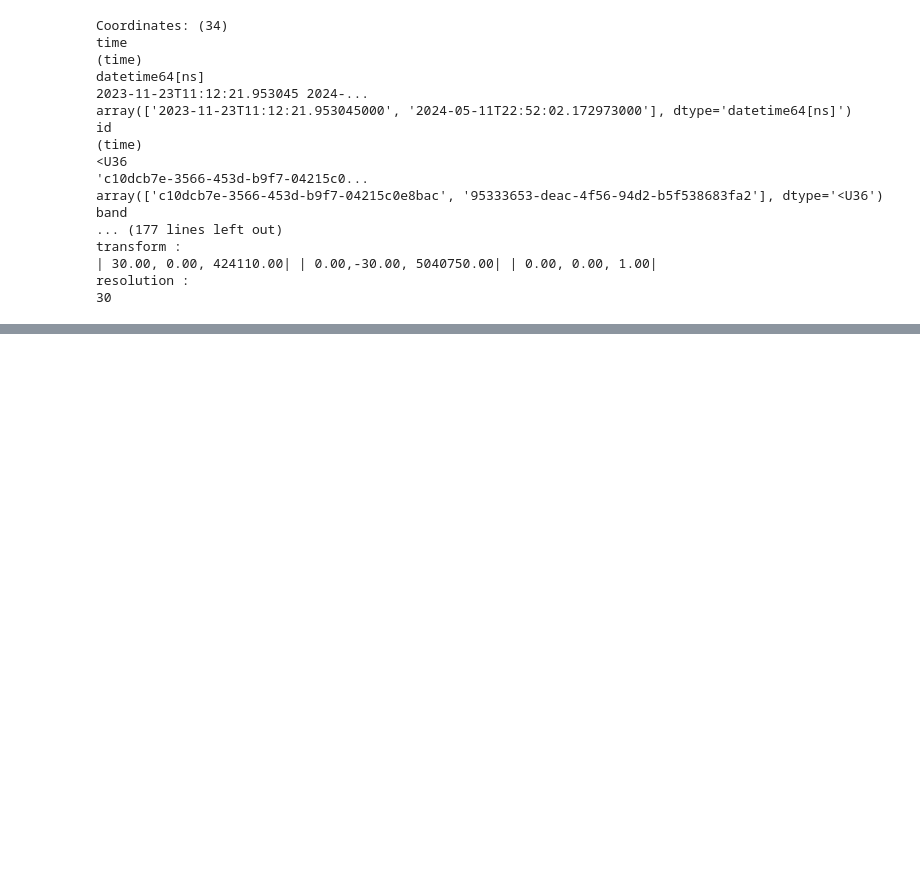
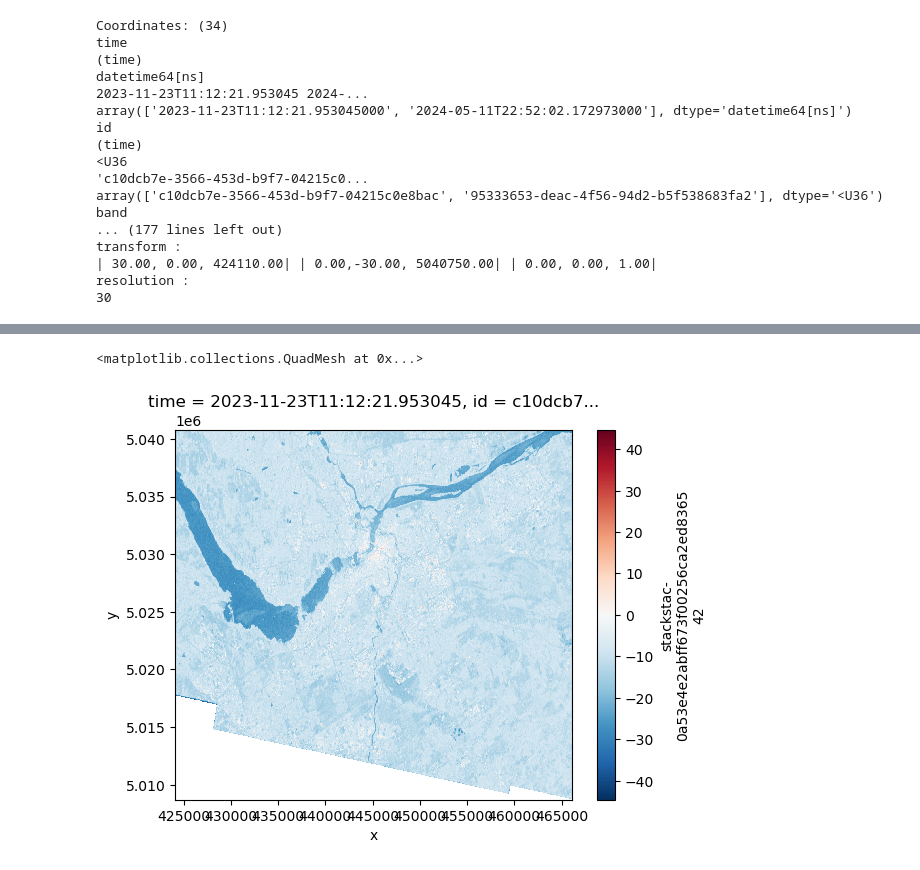
Before and after one commit to eodms-sgdot/rcm-ard-stac-examples, a Jupyter notebook: examples/rcm_ard_stac_example.ipynb, the cells around one changed output, grey strips where cells are left out. Saved outputs shown, nothing was run; the diff lists cells and outputs as text; code cells hidden in the pictures; blank space fills up the shorter version.

```diff
--- a/examples/rcm_ard_stac_example.ipynb
+++ b/examples/rcm_ard_stac_example.ipynb
@@ -185,0 +195,5 @@ Clipping input data to the valid range for imshow with RGB data ([0..1] for floa
+# %%
+stack_mod[0,1,:,:].plot()
+# %% [output]
+<matplotlib.collections.QuadMesh at 0x...>
+[figure, added]
```
Also changed, not shown: parts of 10 cells of this notebook, 1 other file.
